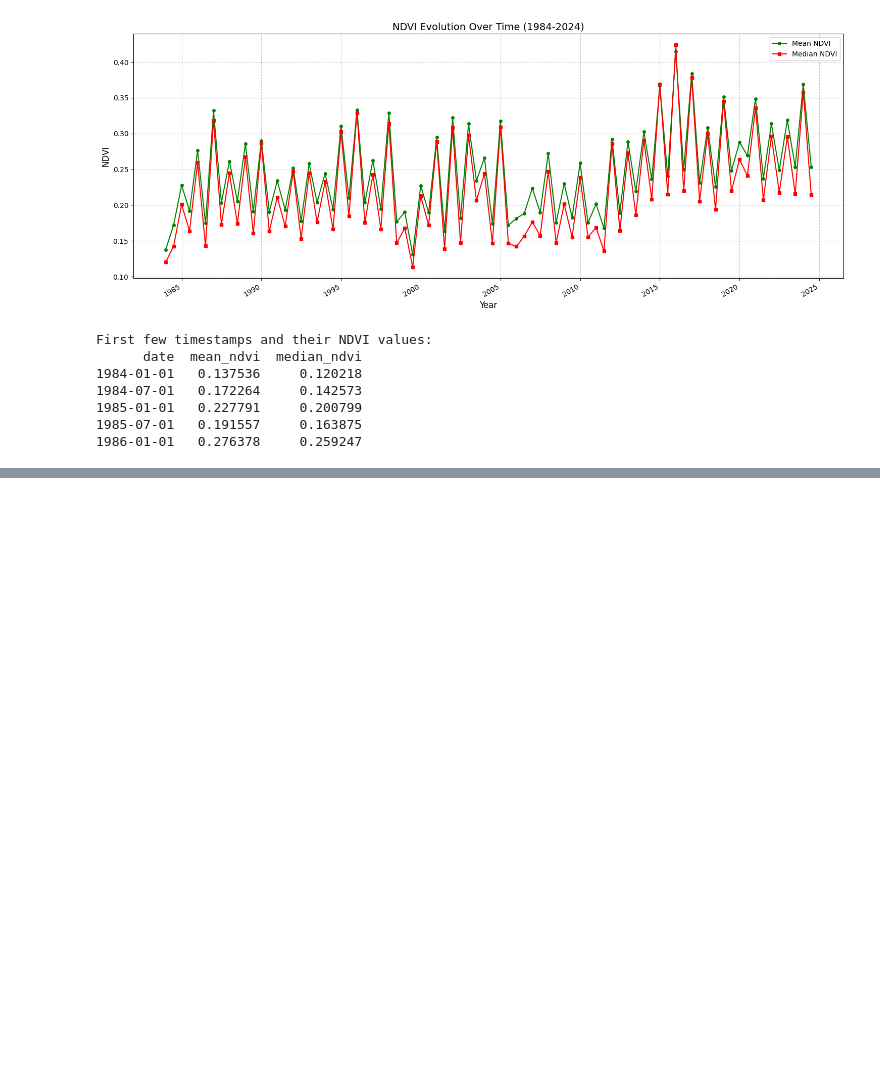
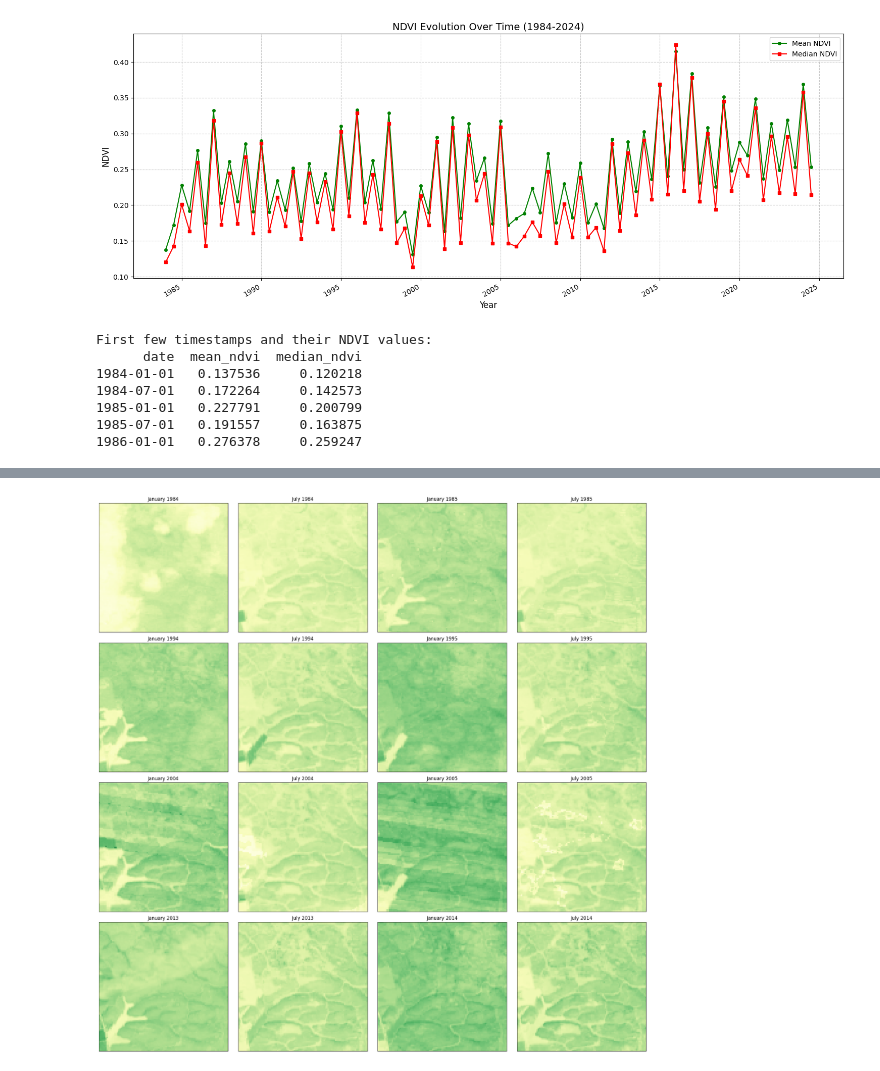
Before and after one commit to FaranIdo/stpred, a Jupyter notebook: dataset/visualize.ipynb, the cells around one changed output, grey strips where cells are left out. Saved outputs shown, nothing was run; the diff lists cells and outputs as text; code cells hidden in the pictures; blank space fills up the shorter version.

```diff
--- a/dataset/visualize.ipynb
+++ b/dataset/visualize.ipynb
@@ -168,0 +258,4 @@ First few timestamps and their NDVI values:
+# %%
+plot_ndvi_area_over_time(500, 500, 100)
+# %% [output]
+[figure, added]
```
Also changed, not shown: parts of 4 cells of this notebook, 1 other file.
